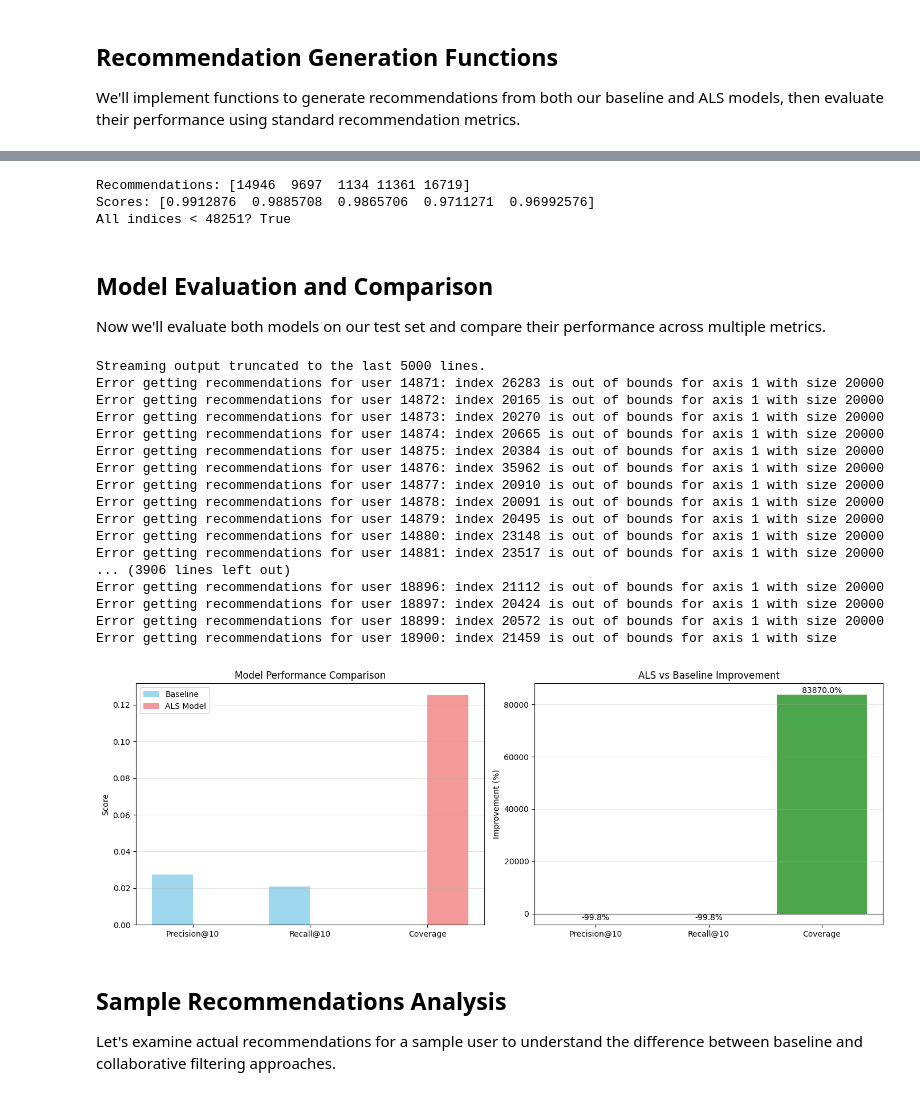
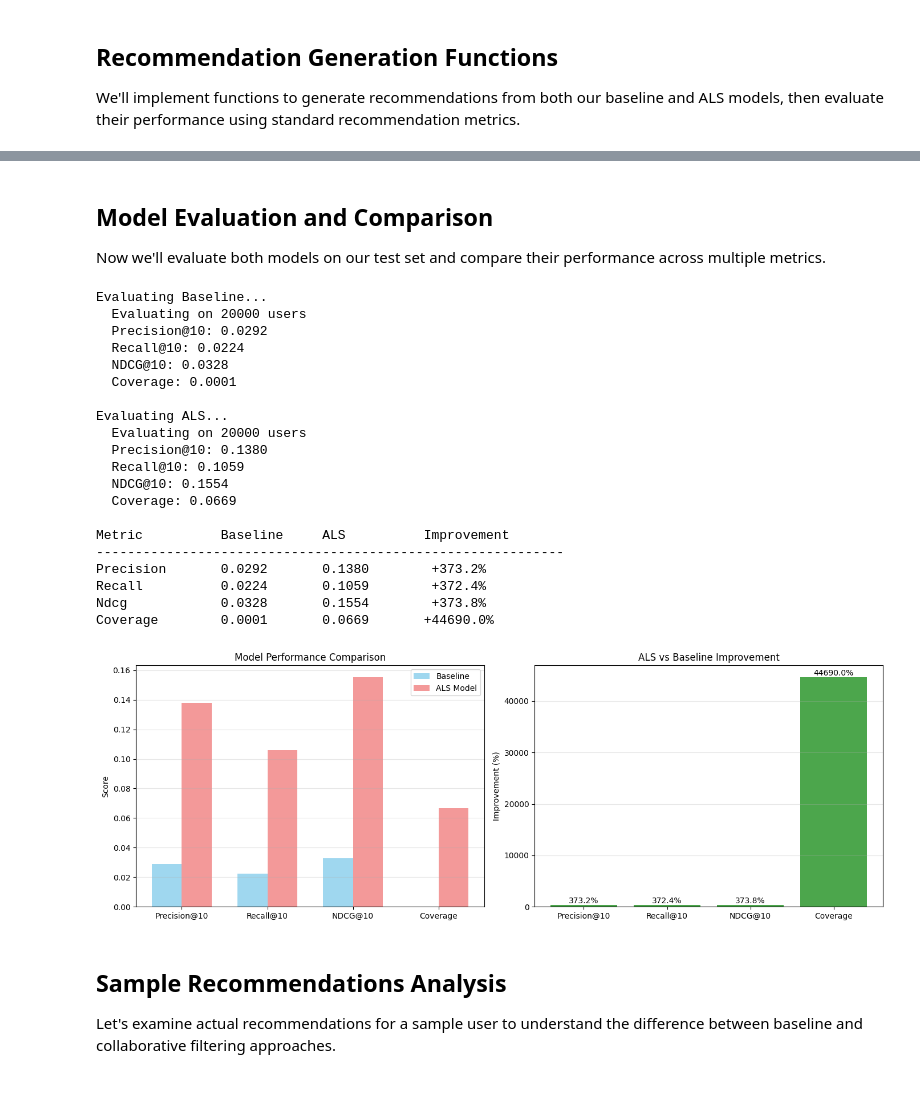
Before and after one commit to mkuangdotcom/Music_Recommendation_System, a Jupyter notebook: User_Centric_Approach_to__Music_Recommendations.ipynb, the cells around one changed output, grey strips where cells are left out. Drawn from its saved outputs; the diff is of its cells as text; code cells hidden in the pictures.

Commit message:
Improved evaluation metrics

```diff
--- a/User_Centric_Approach_to__Music_Recommendations.ipynb
+++ b/User_Centric_Approach_to__Music_Recommendations.ipynb
@@ -171,6 +171,8 @@ artist_mapping = {artist: idx for idx, artist in enumerate(df_scaled['artist_id'
 user_mapping = {user: idx for idx, user in enumerate(df_scaled['user_id'].unique())}
 artist_mapping = {artist: idx for idx, artist in enumerate(df_scaled['artist_id'].unique())}
 
+df_scaled['user_idx'] = df_scaled['user_id'].map(user_mapping)
+df_scaled['artist_idx'] = df_scaled['artist_id'].map(artist_mapping)
 
 # Create sparse matrix
 rows = df_scaled['user_idx'].values
@@ -179,6 +181,12 @@ data = df_scaled['play_count'].values
 sparse_matrix = csr_matrix((data, (rows, cols)),
                            shape=(len(user_mapping), len(artist_mapping)))
 
-print(f"Sparse matrix shape: {sparse_matrix.shape}")
+# Sparse Matrix Statistics
+print(f"\nSparse Matrix Statistics:")
+print(f"Shape: {sparse_matrix.shape}")
+print(f"Total possible entries: {sparse_matrix.shape[0] * sparse_matrix.shape[1]:,}")
 print(f"Non-zero entries: {sparse_matrix.nnz:,}")
+sparsity_percent = (1 - sparse_matrix.nnz / (sparse_matrix.shape[0] * sparse_matrix.shape[1])) * 100
+print(f"Sparsity: {sparsity_percent:.2f}%")
+print(f"Density: {100 - sparsity_percent:.2f}%")
 # %% [output]
@@ -380,13 +516,3 @@ ALS scores: [0.9912876  0.9885708  0.9865706  0.9711271  0.96992576]
-# %%
-# Test with user 0
-recs, scores = get_als_recommendations(0, k=5)
-print(f"Recommendations: {recs}")
-print(f"Scores: {scores}")
-print(f"All indices < 48251? {(recs < 48251).all()}")
-# %% [output]
-Recommendations: [14946  9697  1134 11361 16719]
-Scores: [0.9912876  0.9885708  0.9865706  0.9711271  0.96992576]
-All indices < 48251? True
 # %% [markdown]
 ## Model Evaluation and Comparison
 
@@ -484,41 +636,40 @@ als_results = evaluate_recommendations(
 # Compare results
 print(f"\n{'Metric':<15} {'Baseline':<12} {'ALS':<12} {'Improvement'}")
 print("-"*60)
-for metric in ['precision', 'recall', 'coverage']:
+for metric in ['precision', 'recall', 'ndcg', 'coverage']:
     base = baseline_results[metric]
     als = als_results[metric]
     improvement = ((als - base) / base * 100) if base > 0 else 0
     print(f"{metric.capitalize():<15} {base:<12.4f} {als:<12.4f} {improvement:>+7.1f}%")
-
-# Success check
-success = als_results['precision'] > baseline_results['precision']
-print(f"\nResult: {'✓ ALS successfully beats baseline!' if success else '✗ ALS underperforming - needs debugging'}")
 # %% [output]
-Streaming output truncated to the last 5000 lines.
-Error getting recommendations for user 14871: index 26283 is out of bounds for axis 1 with size 20000
-Error getting recommendations for user 14872: index 20165 is out of bounds for axis 1 with size 20000
-Error getting recommendations for user 14873: index 20270 is out of bounds for axis 1 with size 20000
-Error getting recommendations for user 14874: index 20665 is out of bounds for axis 1 with size 20000
-Error getting recommendations for user 14875: index 20384 is out of bounds for axis 1 with size 20000
-Error getting recommendations for user 14876: index 35962 is out of bounds for axis 1 with size 20000
-Error getting recommendations for user 14877: index 20910 is out of bounds for axis 1 with size 20000
-Error getting recommendations for user 14878: index 20091 is out of bounds for axis 1 with size 20000
-Error getting recommendations for user 14879: index 20495 is out of bounds for axis 1 with size 20000
-Error getting recommendations for user 14880: index 23148 is out of bounds for axis 1 with size 20000
-Error getting recommendations for user 14881: index 23517 is out of bounds for axis 1 with size 20000
-... (3906 lines left out)
-Error getting recommendations for user 18896: index 21112 is out of bounds for axis 1 with size 20000
-Error getting recommendations for user 18897: index 20424 is out of bounds for axis 1 with size 20000
-Error getting recommendations for user 18899: index 20572 is out of bounds for axis 1 with size 20000
-Error getting recommendations for user 18900: index 21459 is out of bounds for axis 1 with size
+Evaluating Baseline...
+  Evaluating on 20000 users
+  Precision@10: 0.0292
+  Recall@10: 0.0224
+  NDCG@10: 0.0328
+  Coverage: 0.0001
+
+Evaluating ALS...
+  Evaluating on 20000 users
+  Precision@10: 0.1380
+  Recall@10: 0.1059
+  NDCG@10: 0.1554
+  Coverage: 0.0669
+
+Metric          Baseline     ALS          Improvement
+------------------------------------------------------------
+Precision       0.0292       0.1380        +373.2%
+Recall          0.0224       0.1059        +372.4%
+Ndcg            0.0328       0.1554        +373.8%
+Coverage        0.0001       0.0669       +44690.0%
 # %%
-
 fig, axes = plt.subplots(1, 2, figsize=(14, 5))
 
 # Performance comparison
-metrics = ['Precision@10', 'Recall@10', 'Coverage']
-baseline_vals = [baseline_results['precision'], baseline_results['recall'], baseline_results['coverage']]
-als_vals = [als_results['precision'], als_results['recall'], als_results['coverage']]
+metrics = ['Precision@10', 'Recall@10', 'NDCG@10', 'Coverage']
+baseline_vals = [baseline_results['precision'], baseline_results['recall'], baseline_results['ndcg'], baseline_results['coverage']]
+als_vals = [als_results['precision'], als_results['recall'], als_results['ndcg'], als_results['coverage']]
+
 
 x = np.arange(len(metrics))
 width = 0.35
@@ -527,34 +678,34 @@ axes[0].bar(x - width/2, baseline_vals, width, label='Baseline', alpha=0.8, colo
 axes[0].bar(x + width/2, als_vals, width, label='ALS Model', alpha=0.8, color='lightcoral')
 axes[0].set_ylabel('Score')
 axes[0].set_title('Model Performance Comparison')
 axes[0].set_xticks(x)
 axes[0].set_xticklabels(metrics)
 axes[0].legend()
 axes[0].grid(axis='y', alpha=0.3)
 
 # Improvement percentages
 improvements = []
 for base, als in zip(baseline_vals, als_vals):
     imp = ((als - base) / base * 100) if base > 0 else 0
     improvements.append(imp)
 
 colors = ['green' if x > 0 else 'red' for x in improvements]
 bars = axes[1].bar(metrics, improvements, color=colors, alpha=0.7)
 axes[1].set_ylabel('Improvement (%)')
 axes[1].set_title('ALS vs Baseline Improvement')
 axes[1].axhline(y=0, color='black', linestyle='-', linewidth=0.8)
 axes[1].grid(axis='y', alpha=0.3)
 
 # Add value labels
 for bar, val in zip(bars, improvements):
     height = bar.get_height()
     axes[1].text(bar.get_x() + bar.get_width()/2., height + (2 if height > 0 else -5),
                 f'{val:.1f}%', ha='center', va='bottom' if height > 0 else 'top')
 
 plt.tight_layout()
 plt.show()
 # %% [output]
-[figure, old version]
+[figure, new version]
 # %% [markdown]
 ## Sample Recommendations Analysis
 
```
Also changed, not shown: parts of 11 cells of this notebook.
